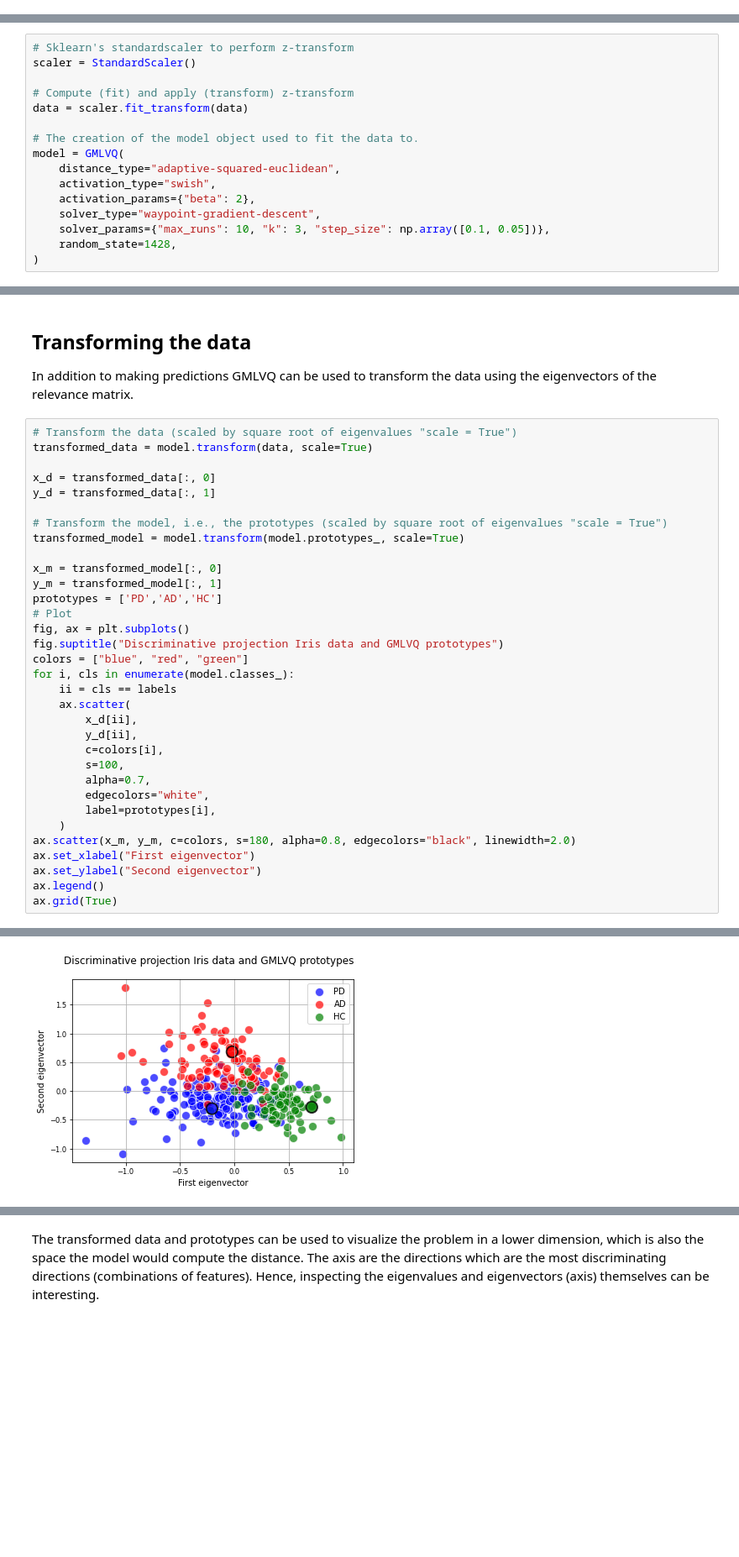
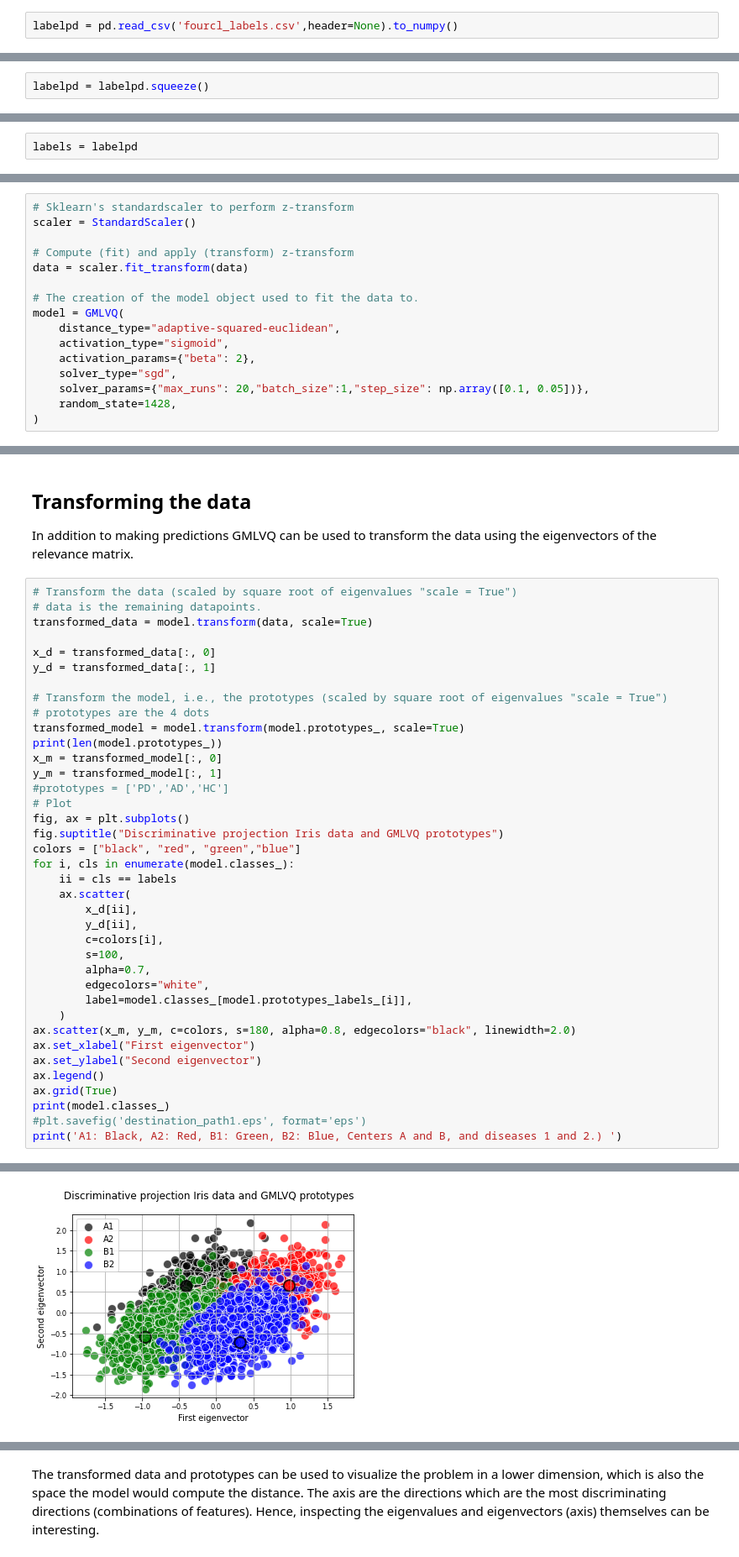
Before and after one commit to NehaBari/Masters-Thesis-2021, a Jupyter notebook: auto_examples_jupyter/01_basic_usage/gmlvq_data.ipynb, the cells around one changed output, grey strips where cells are left out. Shown: that part at 84% size. Saved outputs shown, nothing was run; the diff lists cells and outputs as text; blank space fills up the shorter version.

Commit message:
center based classification along with adding omega

```diff
--- a/auto_examples_jupyter/01_basic_usage/gmlvq_data.ipynb
+++ b/auto_examples_jupyter/01_basic_usage/gmlvq_data.ipynb
@@ -88,3 +22,5 @@ labels = a
 # Generalized Matrix LVQ (GMLVQ)
 
 Example of how to use GMLVQ `[1]`_ on the classic iris dataset.
+# %%
+labelpd = pd.read_csv('fourcl_labels.csv',header=None).to_numpy()
@@ -90,0 +31,2 @@ Example of how to use GMLVQ `[1]`_ on the classic iris dataset.
+# %%
+labelpd = labelpd.squeeze()
@@ -98,0 +41,2 @@ np.shape( labels)
+# %%
+labels = labelpd
@@ -111,10 +59,10 @@ data = scaler.fit_transform(data)
 # The creation of the model object used to fit the data to.
 model = GMLVQ(
     distance_type="adaptive-squared-euclidean",
-    activation_type="swish",
+    activation_type="sigmoid",
     activation_params={"beta": 2},
-    solver_type="waypoint-gradient-descent",
-    solver_params={"max_runs": 10, "k": 3, "step_size": np.array([0.1, 0.05])},
+    solver_type="sgd",
+    solver_params={"max_runs": 20,"batch_size":1,"step_size": np.array([0.1, 0.05])},
     random_state=1428,
 )
 # %% [markdown]
@@ -174,21 +123,23 @@ In addition to making predictions GMLVQ can be used to transform the data using
 eigenvectors of the relevance matrix.
 # %%
 # Transform the data (scaled by square root of eigenvalues "scale = True")
+# data is the remaining datapoints.
 transformed_data = model.transform(data, scale=True)
 
 x_d = transformed_data[:, 0]
 y_d = transformed_data[:, 1]
 
 # Transform the model, i.e., the prototypes (scaled by square root of eigenvalues "scale = True")
+# prototypes are the 4 dots
 transformed_model = model.transform(model.prototypes_, scale=True)
-
+print(len(model.prototypes_))
 x_m = transformed_model[:, 0]
 y_m = transformed_model[:, 1]
-prototypes = ['PD','AD','HC']
+#prototypes = ['PD','AD','HC']
 # Plot
 fig, ax = plt.subplots()
 fig.suptitle("Discriminative projection Iris data and GMLVQ prototypes")
-colors = ["blue", "red", "green"]
+colors = ["black", "red", "green","blue"]
 for i, cls in enumerate(model.classes_):
     ii = cls == labels
     ax.scatter(
@@ -198,11 +149,14 @@ for i, cls in enumerate(model.classes_):
         s=100,
         alpha=0.7,
         edgecolors="white",
-        label=prototypes[i],
+        label=model.classes_[model.prototypes_labels_[i]],
     )
 ax.scatter(x_m, y_m, c=colors, s=180, alpha=0.8, edgecolors="black", linewidth=2.0)
 ax.set_xlabel("First eigenvector")
 ax.set_ylabel("Second eigenvector")
 ax.legend()
 ax.grid(True)
+print(model.classes_)
+#plt.savefig('destination_path1.eps', format='eps')
+print('A1: Black, A2: Red, B1: Green, B2: Blue, Centers A and B, and diseases 1 and 2.) ')
 # %% [output]
@@ -209 +166 @@ ax.grid(True)
-[figure, old version]
+[figure, new version]
```
Also changed, not shown: parts of 47 cells of this notebook.
